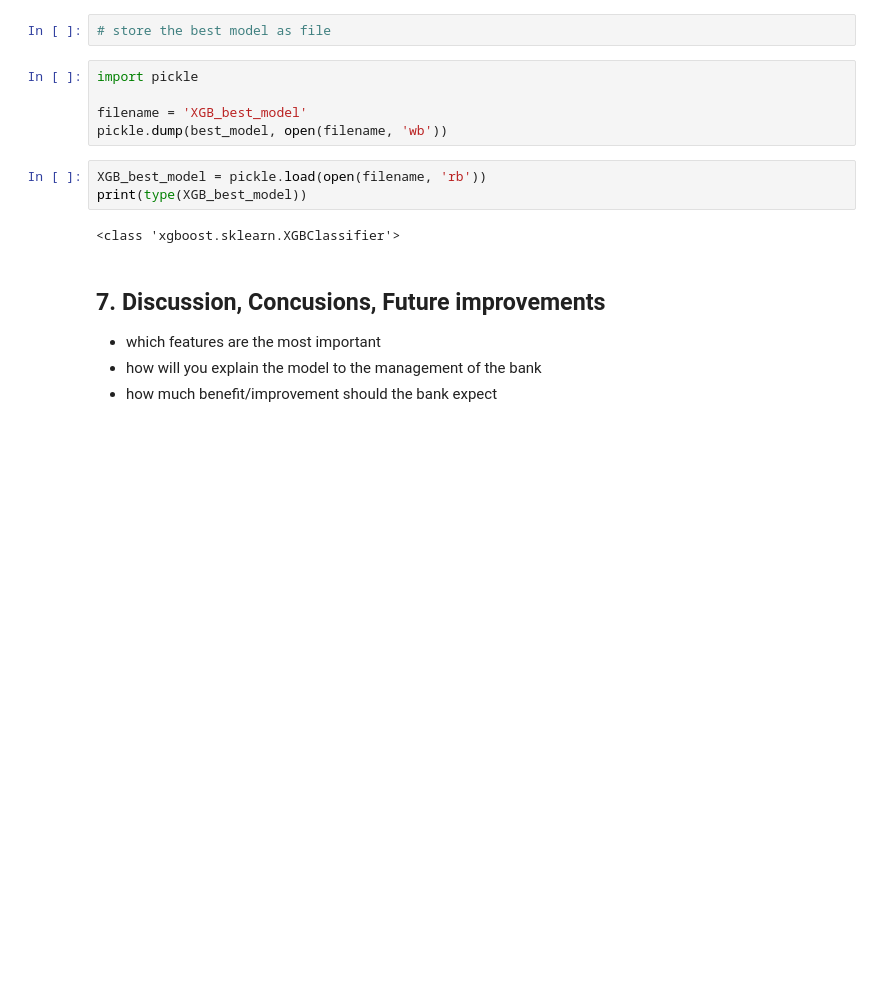
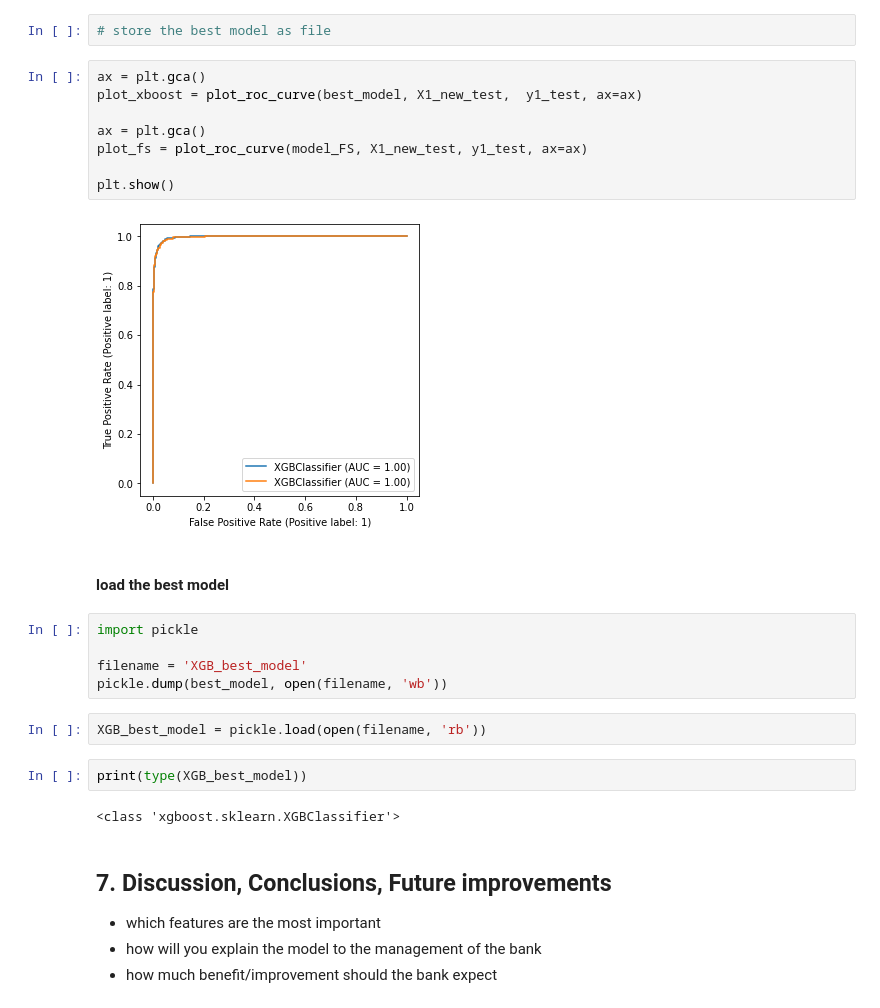
Before and after one commit to vucko77/Bank-Churn-Prediction, a Jupyter notebook: Bank_Churn_F.ipynb, the cells around one changed output. Cells and saved outputs as stored; diff of their text form; blank space fills up the shorter version.

```diff
--- a/Bank_Churn_F.ipynb
+++ b/Bank_Churn_F.ipynb
@@ -1198,5 +1245,17 @@ XGBoost              0.97565
 # %%
 # store the best model as file
+# %%
+ax = plt.gca()
+plot_xboost = plot_roc_curve(best_model, X1_new_test,  y1_test, ax=ax)
+
+ax = plt.gca()
+plot_fs = plot_roc_curve(model_FS, X1_new_test, y1_test, ax=ax)
+
+plt.show()
+# %% [output]
+[figure, added]
+# %% [markdown]
+#### load the best model
 # %%
 import pickle
 
@@ -1204,11 +1263,12 @@ filename = 'XGB_best_model'
 pickle.dump(best_model, open(filename, 'wb'))
 # %%
 XGB_best_model = pickle.load(open(filename, 'rb'))
-print(type(XGB_best_model))
-# %% [output]
-<class 'xgboost.sklearn.XGBClassifier'>
+# %%
+print(type(XGB_best_model))
+# %% [output]
+<class 'xgboost.sklearn.XGBClassifier'>
 # %% [markdown]
-## 7. Discussion, Concusions, Future improvements
+## 7. Discussion, Conclusions, Future improvements
 - which features are the most important
 - how will you explain the model to the management of the bank
 - how much benefit/improvement should the bank expect
```
Also changed, not shown: parts of 7 cells of this notebook.
